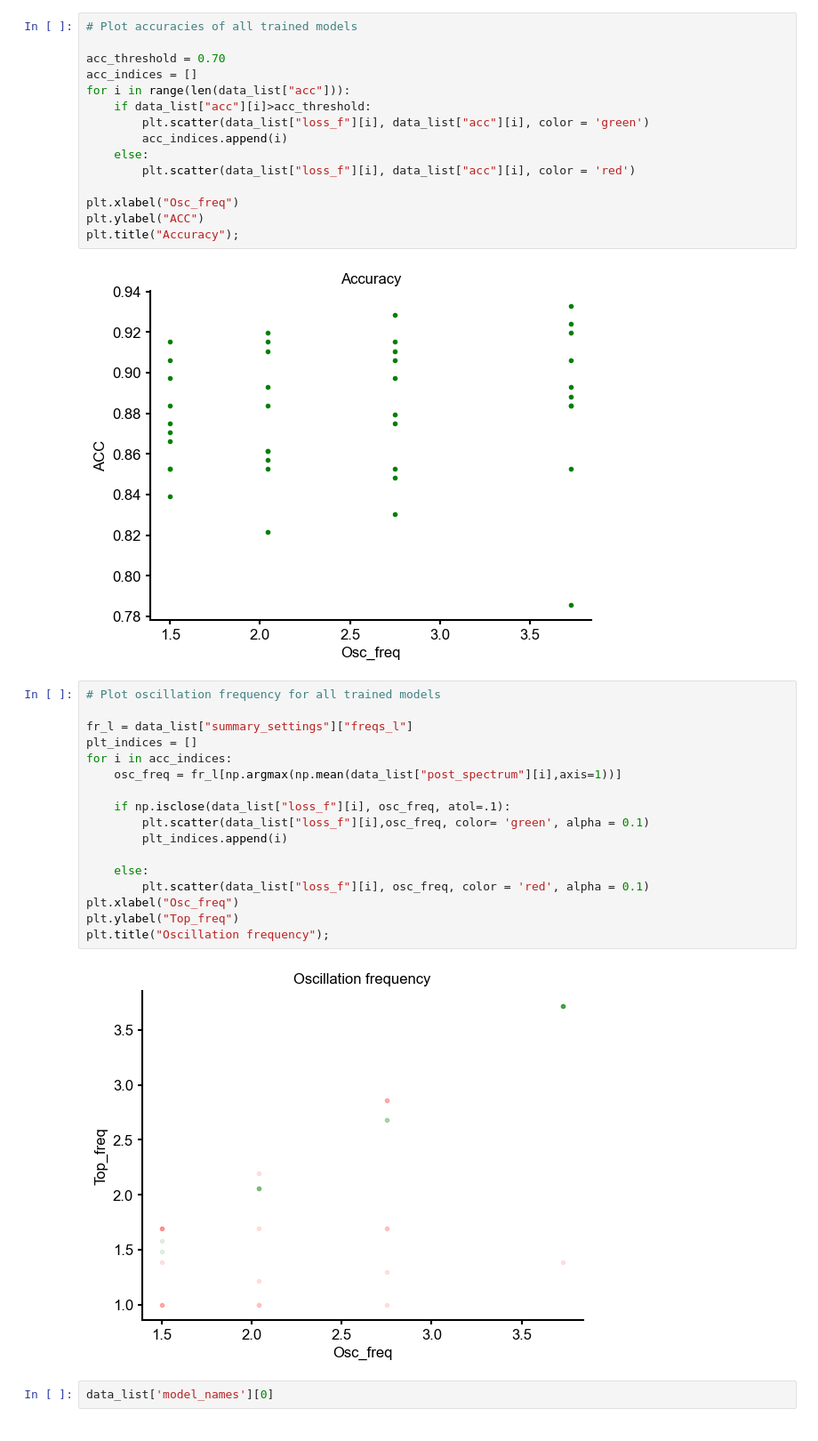
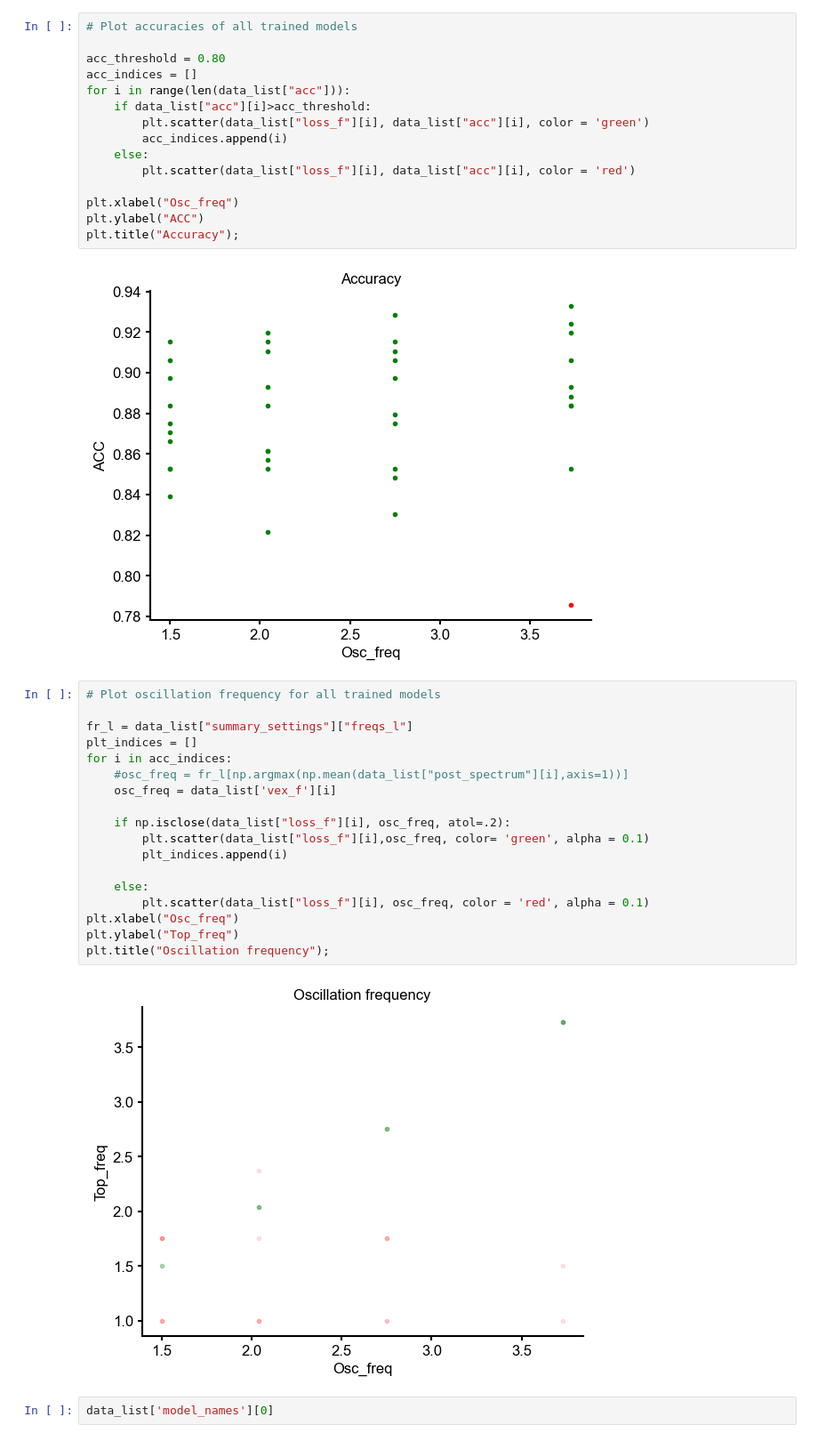
Before and after one commit to mackelab/sequence-memory, a Jupyter notebook: rnn_model/generate_figures/fig_rand_delay_acc.ipynb, the cells around one changed output. Shown at 89% size. Cells and saved outputs as stored; diff of their text form.

```diff
--- a/rnn_model/generate_figures/fig_rand_delay_acc.ipynb
+++ b/rnn_model/generate_figures/fig_rand_delay_acc.ipynb
@@ -64,7 +64,7 @@ dict_keys(['model_names', 'loss_f', 'acc', 'val_acc', 'train_acc', 'pre_spectrum
 # %%
 # Plot accuracies of all trained models
 
-acc_threshold = 0.70
+acc_threshold = 0.80
 acc_indices = []
 for i in range(len(data_list["acc"])):
     if data_list["acc"][i]>acc_threshold:
@@ -81,22 +81,23 @@ plt.title("Accuracy");
 # %%
 # Plot oscillation frequency for all trained models
 
 fr_l = data_list["summary_settings"]["freqs_l"]
 plt_indices = []
 for i in acc_indices:
-    osc_freq = fr_l[np.argmax(np.mean(data_list["post_spectrum"][i],axis=1))]
+    #osc_freq = fr_l[np.argmax(np.mean(data_list["post_spectrum"][i],axis=1))]
+    osc_freq = data_list['vex_f'][i]
 
-    if np.isclose(data_list["loss_f"][i], osc_freq, atol=.1):
+    if np.isclose(data_list["loss_f"][i], osc_freq, atol=.2):
         plt.scatter(data_list["loss_f"][i],osc_freq, color= 'green', alpha = 0.1)
         plt_indices.append(i)
 
     else:
         plt.scatter(data_list["loss_f"][i], osc_freq, color = 'red', alpha = 0.1)
 plt.xlabel("Osc_freq")
 plt.ylabel("Top_freq")
 plt.title("Oscillation frequency");
 # %% [output]
-[figure, old version]
+[figure, new version]
 # %%
 data_list['model_names'][0]
 # %% [output]
```
Also changed, not shown: parts of 7 cells of this notebook, 7 other files.
